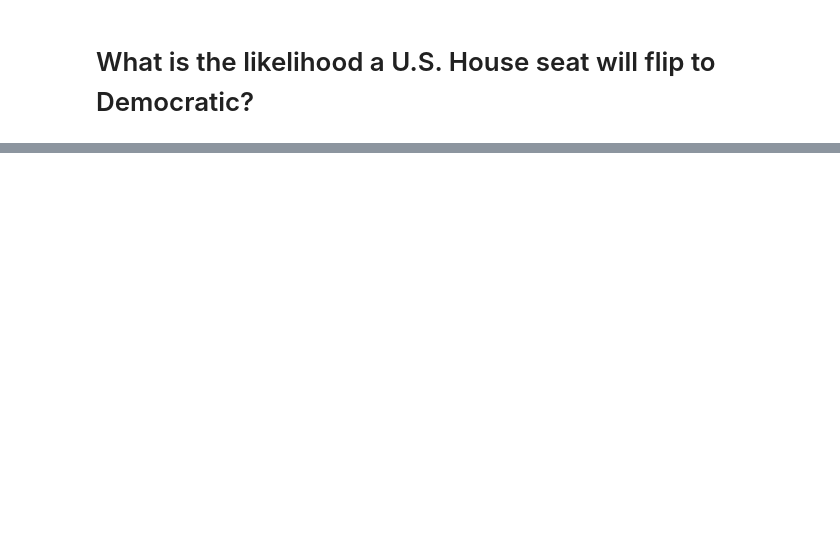
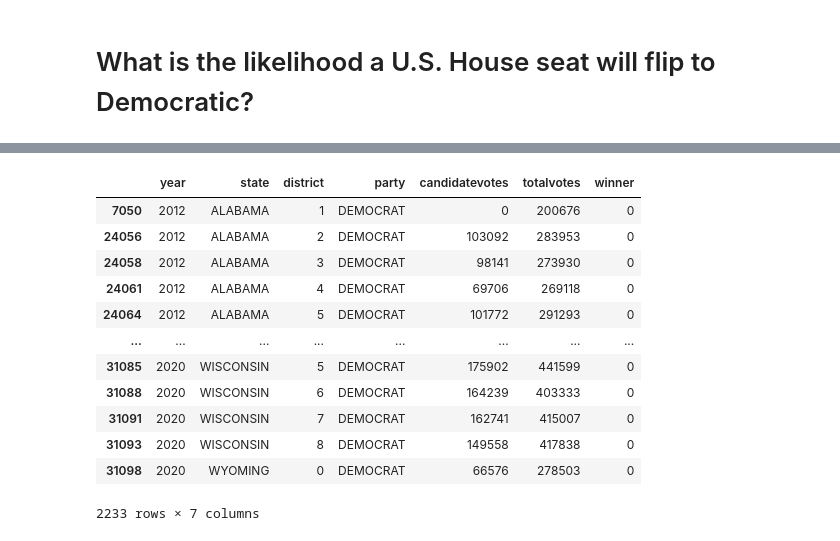
Before and after one commit to wh33les/GerrymanderingProject, a Jupyter notebook: GerrymanderingProject.ipynb, the cells around one changed output, grey strips where cells are left out. Cells and saved outputs as stored; diff of their text form; code cells hidden in the pictures; blank space fills up the shorter version.

```diff
--- a/GerrymanderingProject.ipynb
+++ b/GerrymanderingProject.ipynb
@@ -122,7 +172,22 @@ Max votes for WYOMING 2020 district 0 is 185732
 # %%
 # Only look at the results for Democrats (ignore minor parties & assume R's share is 1-(D fraction))
 # This surpresses a warning--maybe this was covered in the bootcamp
 df = df[df["party"] == "DEMOCRAT"].copy()
+df # for debugging
+# %% [output]
+|  | year | state | district | party | candidatevotes | totalvotes | winner |
+| 7050 | 2012 | ALABAMA | 1 | DEMOCRAT | 0 | 200676 | 0 |
+| 24056 | 2012 | ALABAMA | 2 | DEMOCRAT | 103092 | 283953 | 0 |
+| 24058 | 2012 | ALABAMA | 3 | DEMOCRAT | 98141 | 273930 | 0 |
+| 24061 | 2012 | ALABAMA | 4 | DEMOCRAT | 69706 | 269118 | 0 |
+| 24064 | 2012 | ALABAMA | 5 | DEMOCRAT | 101772 | 291293 | 0 |
+| ... | ... | ... | ... | ... | ... | ... | ... |
+| 31085 | 2020 | WISCONSIN | 5 | DEMOCRAT | 175902 | 441599 | 0 |
+| 31088 | 2020 | WISCONSIN | 6 | DEMOCRAT | 164239 | 403333 | 0 |
+| 31091 | 2020 | WISCONSIN | 7 | DEMOCRAT | 162741 | 415007 | 0 |
+| 31093 | 2020 | WISCONSIN | 8 | DEMOCRAT | 149558 | 417838 | 0 |
+| 31098 | 2020 | WYOMING | 0 | DEMOCRAT | 66576 | 278503 | 0 |
+2233 rows × 7 columns
 # %%
 # Drop the total number of votes & D votes, and just keep the fraction of D votes
 df["fraction"] = df.loc[:, "candidatevotes"] / df.loc[:, "totalvotes"]
```
Also changed, not shown: parts of 10 cells of this notebook.
